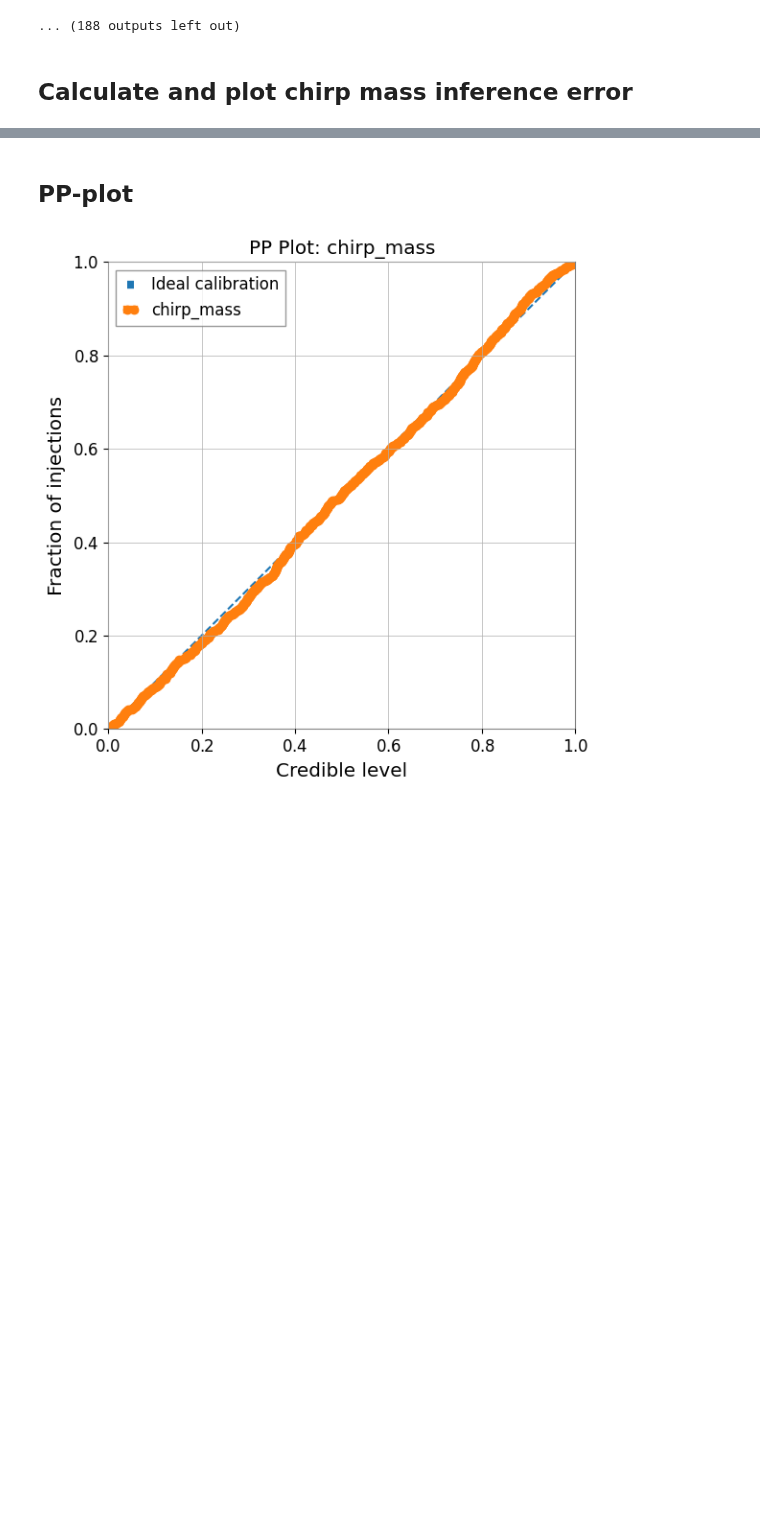
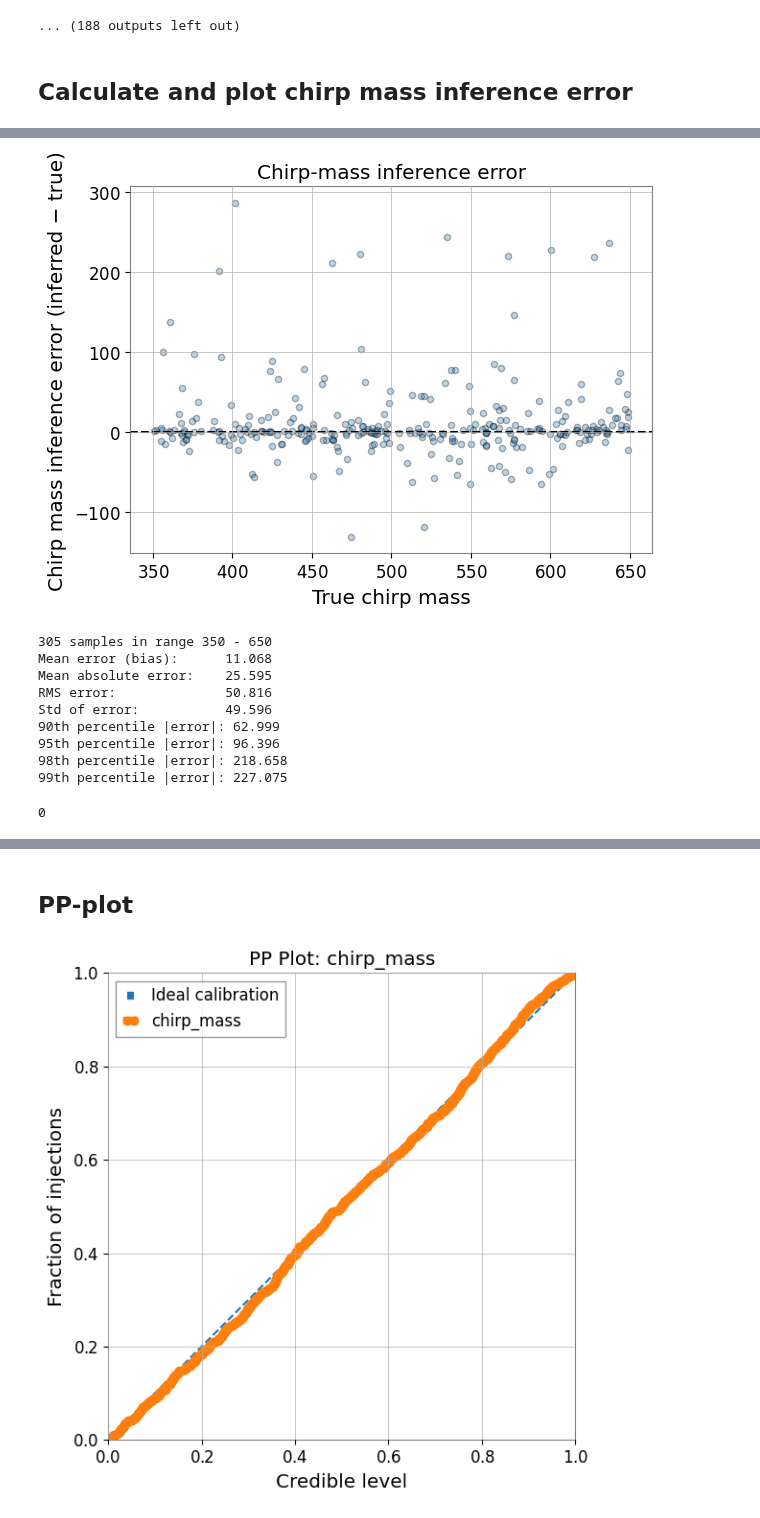
Before and after one commit to Massegolem/ET-Dingo, a Jupyter notebook: MUSICA/model_test_stage1_2_epoch400.ipynb, the cells around one changed output, grey strips where cells are left out. Saved outputs shown, nothing was run; the diff lists cells and outputs as text; code cells hidden in the pictures; blank space fills up the shorter version.

```diff
--- a/MUSICA/model_test_stage1_2_epoch400.ipynb
+++ b/MUSICA/model_test_stage1_2_epoch400.ipynb
@@ -714,0 +376,14 @@ Std of error:           71.542
+# %%
+plot_chirpmass(name, 350, 650)
+# %% [output]
+[figure, added]
+305 samples in range 350 - 650
+Mean error (bias):      11.068
+Mean absolute error:    25.595
+RMS error:              50.816
+Std of error:           49.596
+90th percentile |error|: 62.999
+95th percentile |error|: 96.396
+98th percentile |error|: 218.658
+99th percentile |error|: 227.075
+0
```
Also changed, not shown: parts of 10 cells of this notebook, 2 other files.
